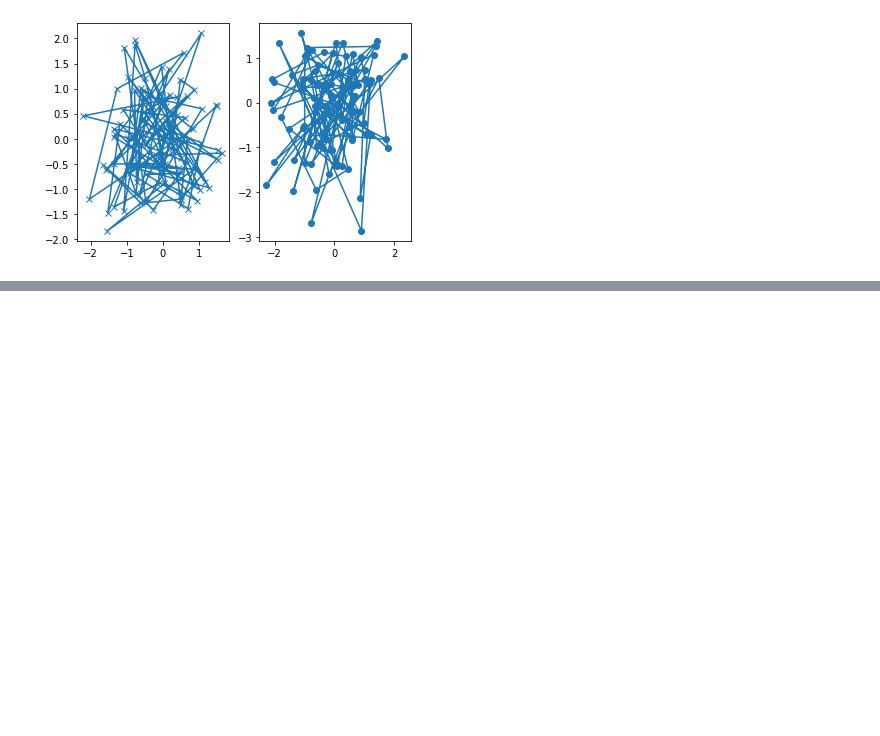
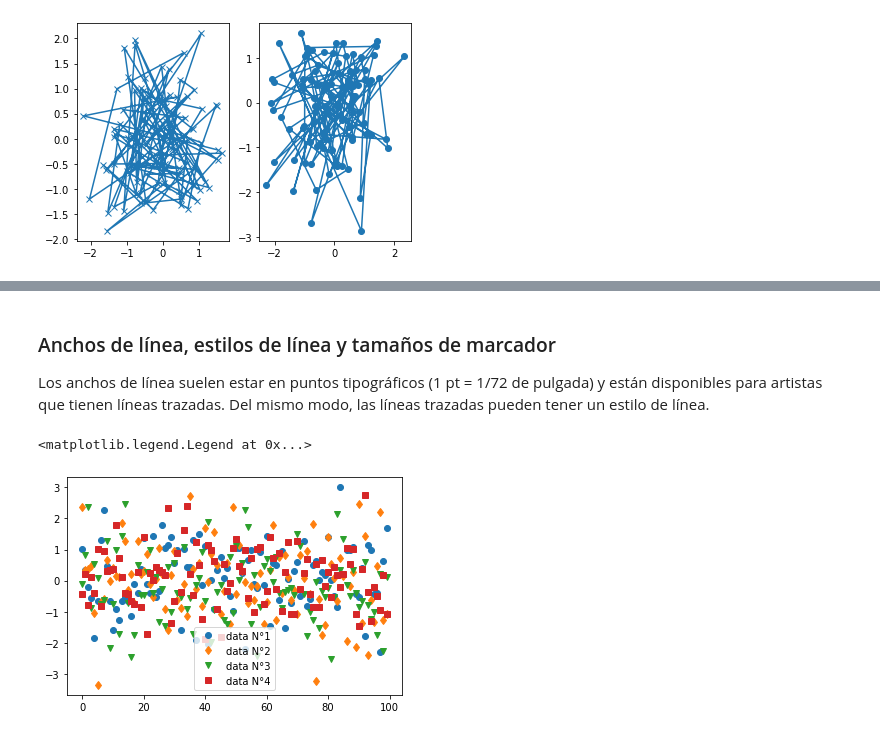
Before and after one commit to leafarJS/python_matplotlib, a Jupyter notebook: 01_introduction.ipynb, the cells around one changed output, grey strips where cells are left out. Saved outputs shown, nothing was run; the diff lists cells and outputs as text; code cells hidden in the pictures; blank space fills up the shorter version.

```diff
--- a/01_introduction.ipynb
+++ b/01_introduction.ipynb
@@ -112,0 +138,14 @@ my_plotter(ax2, dat3, dat4, {"marker":"o"})
+# %% [markdown]
+### Anchos de línea, estilos de línea y tamaños de marcador
+Los anchos de línea suelen estar en puntos tipográficos (1 pt = 1/72 de pulgada) y están disponibles para artistas que tienen líneas trazadas. Del mismo modo, las líneas trazadas pueden tener un estilo de línea.
+# %%
+dat1, dat2, dat3, dat4 = np.random.randn(4, 100) #make 4 random data sets
+fig, ax = plt.subplots(figsize=(6,4))
+ax.plot(dat1, 'o', label ='data N°1')
+ax.plot(dat2, 'd', label ='data N°2')
+ax.plot(dat3, 'v', label ='data N°3')
+ax.plot(dat4, 's', label ='data N°4')
+ax.legend()
+# %% [output]
+<matplotlib.legend.Legend at 0x...>
+[figure, added]
```
Also changed, not shown: parts of 15 cells of this notebook.
